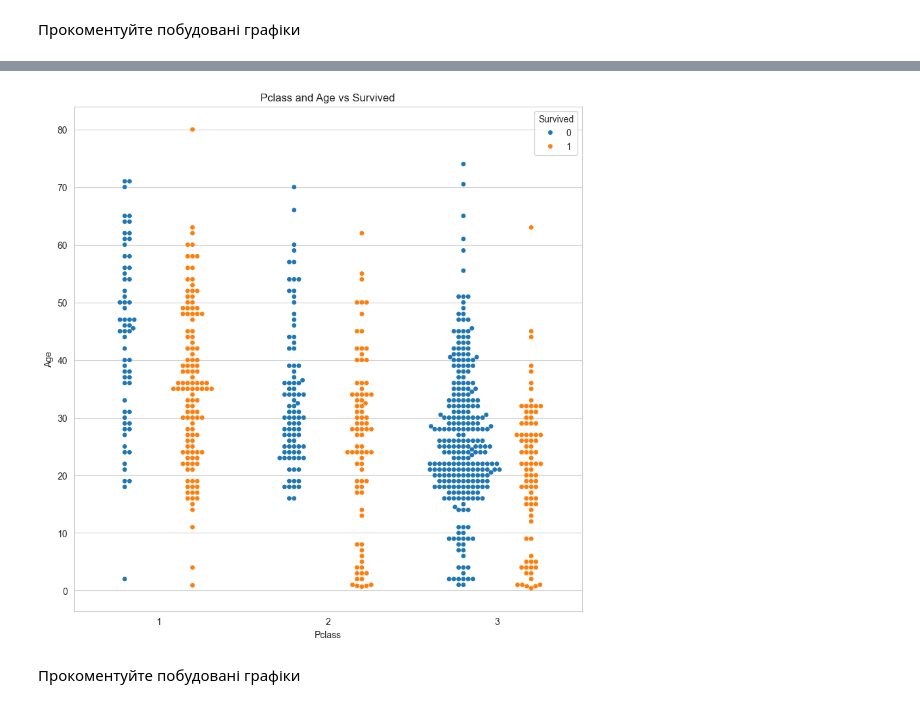
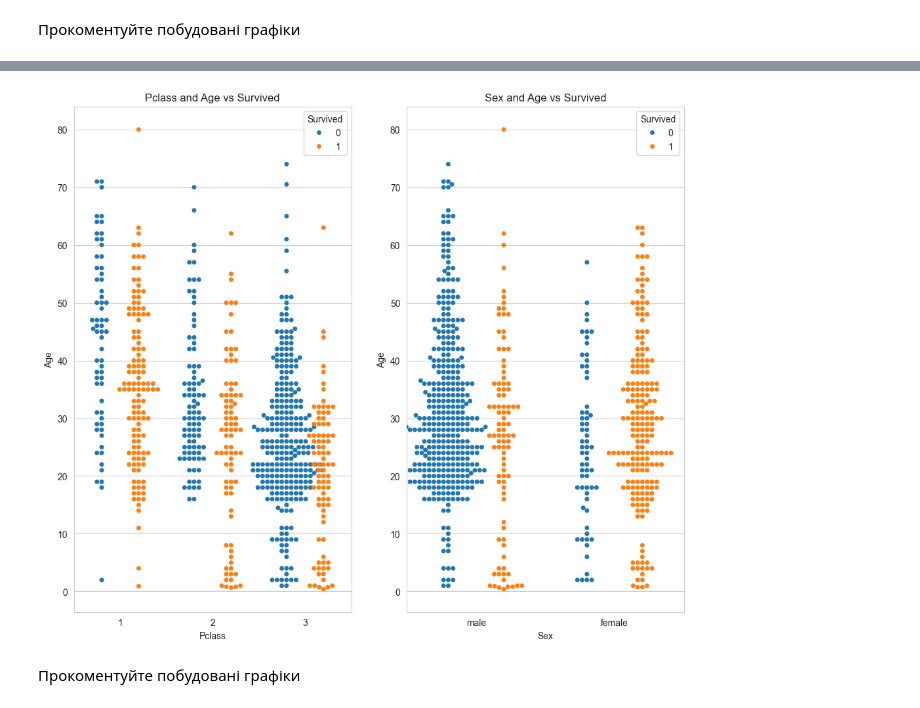
Before and after one commit to Prosik2205/OSHI, a Jupyter notebook: Task2_basic_ai_prosimyak_oleksander.ipynb, the cells around one changed output, grey strips where cells are left out. Saved outputs shown, nothing was run; the diff lists cells and outputs as text; code cells hidden in the pictures.

```diff
--- a/Task2_basic_ai_prosimyak_oleksander.ipynb
+++ b/Task2_basic_ai_prosimyak_oleksander.ipynb
@@ -159,12 +159,21 @@ plt.show()
 **Задача 7:** Побудуйте наступні графіки та опишіть, що власне на них відображається.
 ![image.png](embedded-picture-1)![image.png](attachment:51486806-bd5d-4ae3-b95a-548aebf83de2.png)
 # %%
-fig = plt.figure(figsize=(10,10))
+fig = plt.figure(figsize=(12,10))
+ax = fig.add_subplot(1,2,1)
 sb.swarmplot(x='Pclass', y='Age', hue='Survived', data=dataset,dodge=True)
 plt.title('Pclass and Age vs Survived')
 plt.xlabel('Pclass')
 plt.ylabel('Age')
 
+ax1 = fig.add_subplot(1,2,2)
+sb.swarmplot(x='Sex', y='Age', hue='Survived', data=dataset,dodge=True)
+plt.title('Sex and Age vs Survived')
+plt.xlabel('Sex')
+plt.ylabel('Age')
+
+
+
 plt.show()
 # %% [output]
-[figure, old version]
+[figure, new version]
```
Also changed, not shown: parts of 4 cells of this notebook.
